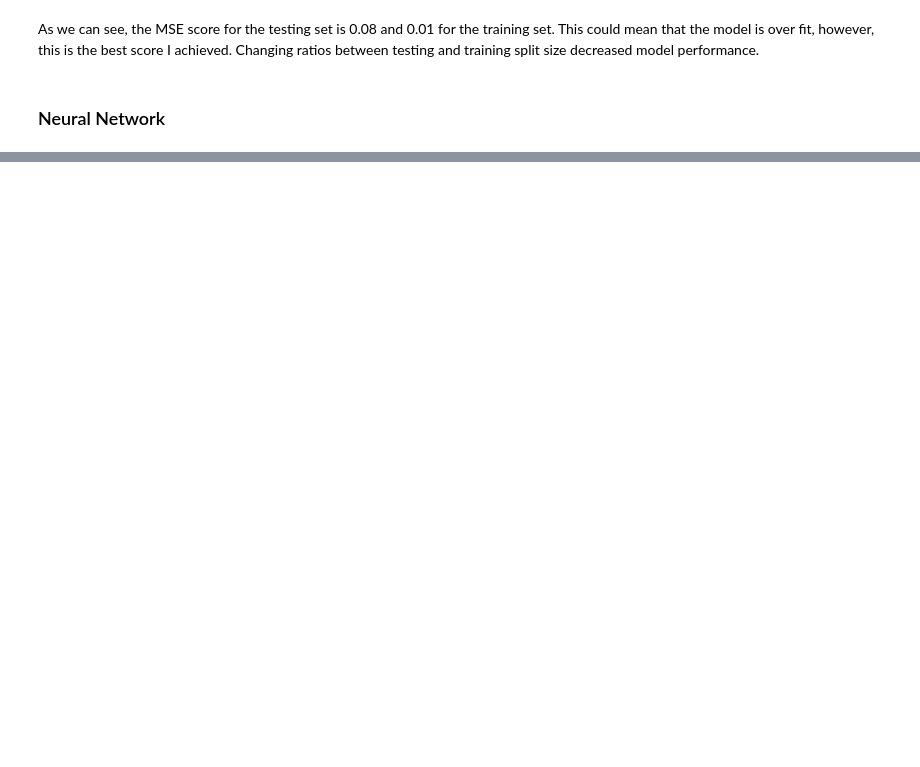
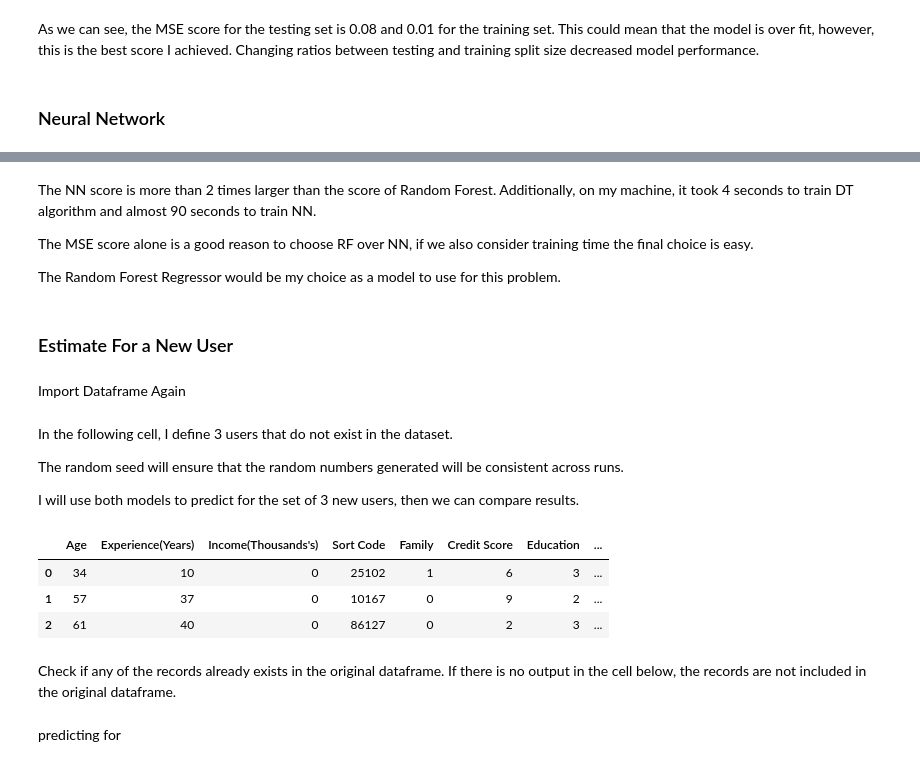
Before and after one commit to 2020358/ml_ca2, a Jupyter notebook: Robert_Szlufik_ML_CA2.ipynb, the cells around one changed output, grey strips where cells are left out. Cells and saved outputs as stored; diff of their text form; code cells hidden in the pictures; blank space fills up the shorter version.

Commit message:
user prediction

```diff
--- a/Robert_Szlufik_ML_CA2.ipynb
+++ b/Robert_Szlufik_ML_CA2.ipynb
@@ -523,0 +458,10 @@ users.head()
+# %% [markdown]
+The NN score is more than 2 times larger than the score of Random Forest. Additionally, on my machine, it took 4 seconds to train DT algorithm and almost 90 seconds to train NN.
+
+The MSE score alone is a good reason to choose RF over NN, if we also consider training time the final choice is easy.
+
+The Random Forest Regressor would be my choice as a model to use for this problem.
+# %% [markdown]
+### Estimate For a New User
+# %% [markdown]
+Import Dataframe Again
@@ -523,0 +470,37 @@ users.head()
+# %% [markdown]
+In the following cell, I define 3 users that do not exist in the dataset.
+
+The random seed will ensure that the random numbers generated will be consistent across runs.
+
+I will use both models to predict for the set of 3 new users, then we can compare results.
+# %%
+np.random.seed(42)
+
+data = {
+    "Age": [34,57,61],
+    "Experience(Years)":[10,37,40],
+    "Income(Thousands's) - Prediction NN" : [0,0,0],
+    "Income(Thousands's) - Prediction RF" : [0,0,0],
+    "Sort Code": [np.random.randint(9307, 96651) for _ in range(3)],
+    "Family": [1,0,0],
+    "Credit Score": [np.random.randint(0, 10) for _ in range(3)],
+    "Education": [3,2,3],
+    "Mortgage(Thousands's)": [np.random.randint(0, 700) for _ in range(3)],
+    "Personal Loan": [1,0,0],
+    "Securities Account": [0,0,0],
+    "CD Account": [0,0,0],
+    "Online Banking": [1,0,0],
+    "CreditCard" : [1,1,1]
+}
+
+
+users_nn = pd.DataFrame(data)
+users_rf = pd.DataFrame(data)
+users_nn
+# %% [output]
+|  | Age | Experience(Years) | Income(Thousands's) | Sort Code | Family | Credit Score | Education | ... |
+| 0 | 34 | 10 | 0 | 25102 | 1 | 6 | 3 | ... |
+| 1 | 57 | 37 | 0 | 10167 | 0 | 9 | 2 | ... |
+| 2 | 61 | 40 | 0 | 86127 | 0 | 2 | 3 | ... |
+# %% [markdown]
+Check if any of the records already exists in the original dataframe. If there is no output in the cell below, the records are not included in the original dataframe.
@@ -523,0 +513,2 @@ users.head()
+# %% [markdown]
+predicting for
```
Also changed, not shown: parts of 44 cells of this notebook.
